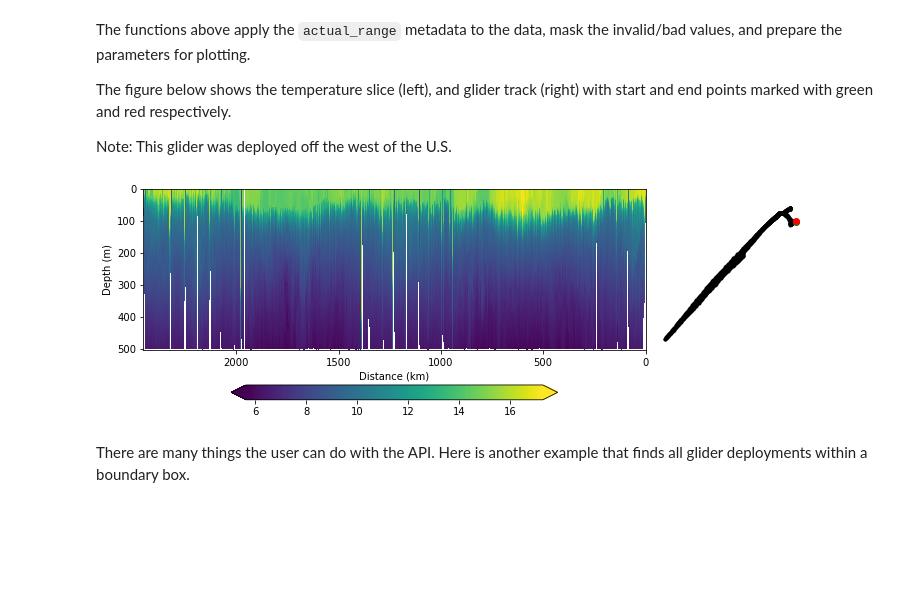
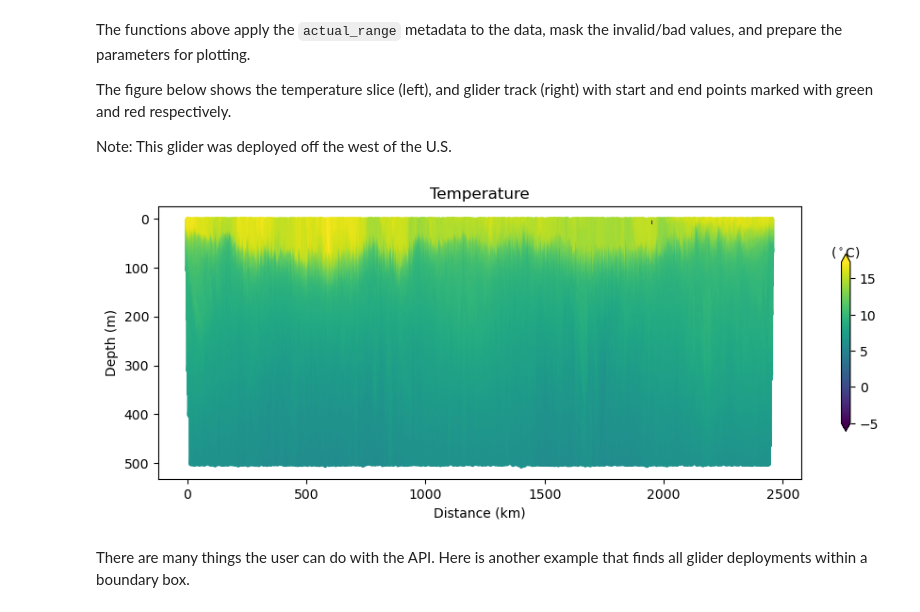
Before and after one commit to ioos/ioos_code_lab, a Jupyter notebook: jupyterbook/content/code_gallery/data_access_notebooks/2016-12-20-searching_glider_deployments.ipynb, the cells around one changed output. Drawn from its saved outputs; the diff is of its cells as text; code cells hidden in the pictures; blank space fills up the shorter version.

```diff
--- a/jupyterbook/content/code_gallery/data_access_notebooks/2016-12-20-searching_glider_deployments.ipynb
+++ b/jupyterbook/content/code_gallery/data_access_notebooks/2016-12-20-searching_glider_deployments.ipynb
@@ -80,13 +82,12 @@ The `metadata` is very rich and informative. A quick way to get to the data is t
 # %%
-import iris
+import cf_xarray  # noqa
+import xarray as xr
 
 # Get this specific glider because it looks cool ;-)
 for deployment in deployments:
     if deployment["name"] == "sp064-20161214T1913":
         url = deployment["dap"]
 
-# See https://github.com/Unidata/netcdf-c/issues/1299 for the explanation of `#fillmismatch`.
-cubes = iris.load_raw("".join([url, "#fillmismatch"]))
-
-print(cubes)
+ds = xr.open_dataset(url)
+ds
 # %% [output]
@@ -183,16 +140,22 @@ The functions above apply the `actual_range` metadata to the data, mask the inva
 The figure below shows the temperature slice (left), and glider track (right) with start and end points marked with green and red respectively.
 
 Note: This glider was deployed off the west of the U.S.
-# %%
-%matplotlib inline
-
-temp = cubes.extract_cube("sea_water_temperature")
-
-fig, ax, cbar = plot_glider(
-    temp, cmap=plt.cm.viridis, figsize=(9, 4.25), track_inset=True
-)
-# %% [output]
-[figure, removed]
+# %%
+temp = ds.cf["sea_water_temperature"]
+x = temp.cf["X"].squeeze()
+y = temp.cf["Y"].squeeze()
+z = temp.cf["Z"].squeeze()
+t = temp.cf["T"].squeeze()
+
+vmin, vmax = z.attrs["actual_range"]
+z = np.ma.masked_outside(z.to_numpy(), vmin, vmax)
+
+fig, ax, cbar = plot_glider(x, y, z, t, temp)
+cbar.ax.set_xlabel(r"($^\circ$C)")
+cbar.ax.xaxis.set_label_position("top")
+ax.set_title("Temperature");
+# %% [output]
+[figure, added]
 # %% [markdown]
 There are many things the user can do with the API.
 Here is another example that finds all glider deployments within a boundary box.
```
Also changed, not shown: parts of 9 cells of this notebook.
